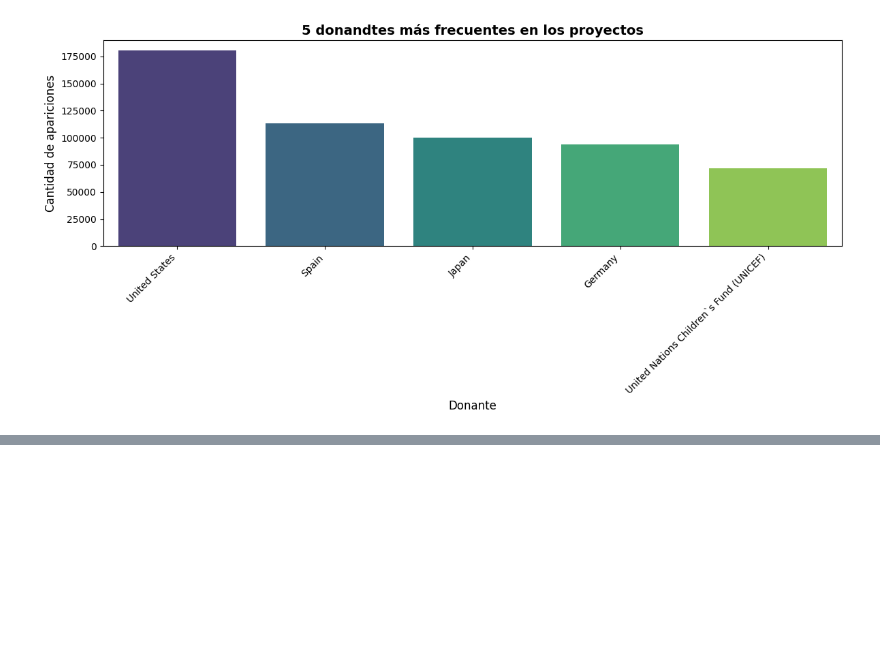
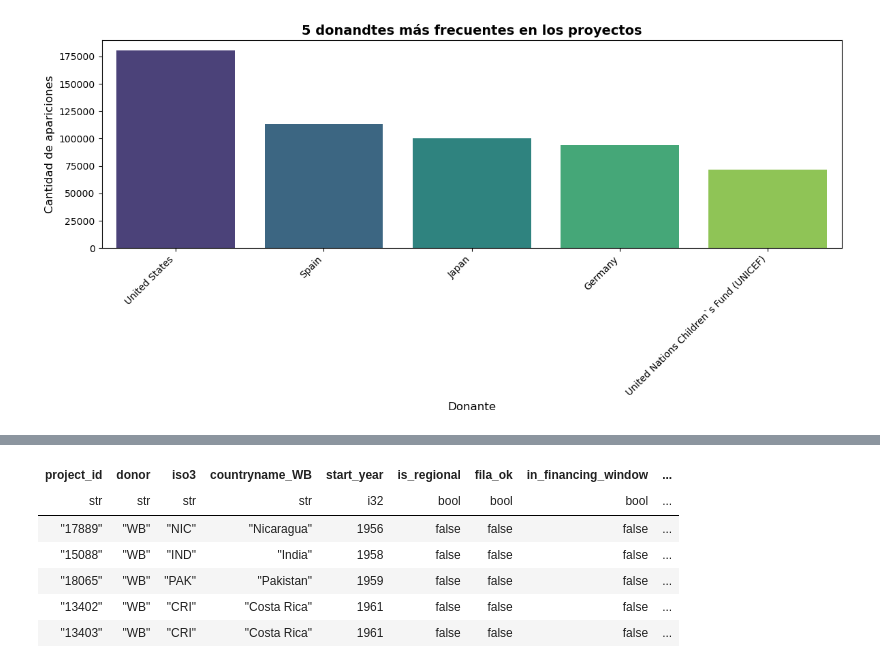
Before and after one commit to hexed-AAL1X/Omega, a Jupyter notebook: EDA.ipynb, the cells around one changed output, grey strips where cells are left out. Saved outputs shown, nothing was run; the diff lists cells and outputs as text; code cells hidden in the pictures; blank space fills up the shorter version.

```diff
--- a/EDA.ipynb
+++ b/EDA.ipynb
@@ -186,0 +544,88 @@ shape: (9, 29)
+# %%
+# Join ISO3+año (solo pasado) y sanitizar
+ppd = ppd.with_columns(pl.col("start_year").cast(pl.Int32))
+model_df = ppd.join(wb, left_on=["iso3", "start_year"], right_on=["iso3", "year"], how="left")
+
+for src, names in ((WB_CORE, WB_CORE), (WB_SPARSE, WB_SPARSE)):
+    look = LOOKBACK_CORE if src is WB_CORE else LOOKBACK_SPARSE
+    exprs = []
+    for name in names.values():
+        ycol = f"{name}_year"
+        if ycol not in model_df.columns:
+            continue
+        stale = (pl.col("start_year") - pl.col(ycol)) > look
+        exprs += [
+            pl.when(stale).then(None).otherwise(pl.col(name)).alias(name),
+            pl.when(stale).then(None).otherwise(pl.col(ycol)).alias(ycol),
+        ]
+    if exprs:
+        model_df = model_df.with_columns(exprs)
+
+model_df = model_df.with_columns(
+    pl.when(pl.col("start_year") < 2000).then(None)
+    .when(pl.col("start_year") > 2013).then(pl.lit(2013))
+    .otherwise(pl.col("start_year")).cast(pl.Int32).alias("fin_join_year")
+)
+model_df = model_df.join(fin, left_on=["iso3", "fin_join_year"], right_on=["iso3", "year"], how="left")
+for c in fin_feats + ["fin_year"]:
+    if c in model_df.columns:
+        model_df = model_df.with_columns(
+            pl.when(pl.col("start_year") < 2000).then(None).otherwise(pl.col(c)).alias(c)
+        )
+
+# textos vacíos → nulo
+str_cols = [c for c, t in model_df.schema.items() if t == pl.String]
+model_df = model_df.with_columns([
+    pl.when(pl.col(c).str.strip_chars() == "").then(None).otherwise(pl.col(c).str.strip_chars()).alias(c)
+    for c in str_cols
+])
+model_df = model_df.with_columns(
+    pl.when(pl.col("iso3").is_in(list(aggregates))).then(None).otherwise(pl.col("iso3")).alias("iso3")
+)
+model_df = model_df.with_columns(pl.col("iso3").is_null().alias("is_regional"))
+
+days = pl.col("project_duration")
+model_df = model_df.with_columns(
+    pl.when(days.is_null() | (days <= 0)).then(None)
+    .when(days > 40).then(days / 365.25)
+    .otherwise(None)
+    .alias("duration_years")
+)
+model_df = model_df.with_columns(
+    pl.when(pl.col("duration_years") > 25).then(None).otherwise(pl.col("duration_years")).alias("duration_years"),
+    pl.when(pl.col("wb_netcommitment") > 0).then(pl.col("wb_netcommitment")).otherwise(None).alias("commitment_usd"),
+)
+for c in ["elec_access", "unemp", "urban_pct", "internet_pct", "poverty", "literacy"]:
+    model_df = model_df.with_columns(pl.when((pl.col(c) < 0) | (pl.col(c) > 100)).then(None).otherwise(pl.col(c)).alias(c))
+for c in ["gdp_pc", "gdp_pc_ppp", "child_mort"]:
+    model_df = model_df.with_columns(pl.when(pl.col(c) <= 0).then(None).otherwise(pl.col(c)).alias(c))
+
+model_df = model_df.filter(pl.col("rating").is_not_null() & pl.col("start_year").is_not_null())
+model_df = model_df.with_columns(
+    (pl.col("rating") >= 4).cast(pl.Int8).alias("success"),
+    pl.col("gdp_pc").is_not_null().alias("has_wb_context"),
+    pl.col("usd_total_net").is_not_null().alias("has_financing"),
+    (
+        pl.col("iso3").is_not_null()
+        & (pl.col("start_year") >= 1990)
+        & (pl.col("start_year") <= 2017)
+    ).alias("fila_ok"),
+)
+
+keep = [
+    "project_id", "donor", "iso3", "countryname_WB", "start_year", "is_regional", "fila_ok",
+    "in_financing_window", "has_wb_context", "has_financing", "sector_code", "sector_description",
+    "purpose_code", "duration_years", "commitment_usd", "wb_region", "wb_income",
+    *WB_KEEP.values(), "n_aid_projects", "n_donors", "usd_total_net", "usd_total_gross",
+    "usd_ods17", "n_projects_ods17", "n_decommitments", "fin_year", "rating", "success",
+]
+keep += [c for c in model_df.columns if c.endswith("_year") and c not in keep]
+model_df = model_df.select([c for c in keep if c in model_df.columns]).sort(["start_year", "iso3", "project_id"])
+
+out = ROOT / "datasets" / "parquet" / "model_table.parquet"
+out.parent.mkdir(parents=True, exist_ok=True)
+model_df.write_parquet(out)
+print("Tabla:", model_df.shape, "| fila_ok:", model_df.select(pl.col("fila_ok").sum()).item())
+print("Guardado:", out)
+model_df.head(5)
+# %% [output]
@@ -186,0 +635,7 @@ shape: (9, 29)
+| project_id | donor | iso3 | countryname_WB | start_year | is_regional | fila_ok | in_financing_window | ... |
+| str | str | str | str | i32 | bool | bool | bool | ... |
+| "17889" | "WB" | "NIC" | "Nicaragua" | 1956 | false | false | false | ... |
+| "15088" | "WB" | "IND" | "India" | 1958 | false | false | false | ... |
+| "18065" | "WB" | "PAK" | "Pakistan" | 1959 | false | false | false | ... |
+| "13402" | "WB" | "CRI" | "Costa Rica" | 1961 | false | false | false | ... |
+| "13403" | "WB" | "CRI" | "Costa Rica" | 1961 | false | false | false | ... |
```
Also changed, not shown: parts of 22 cells of this notebook, 2 other files.
